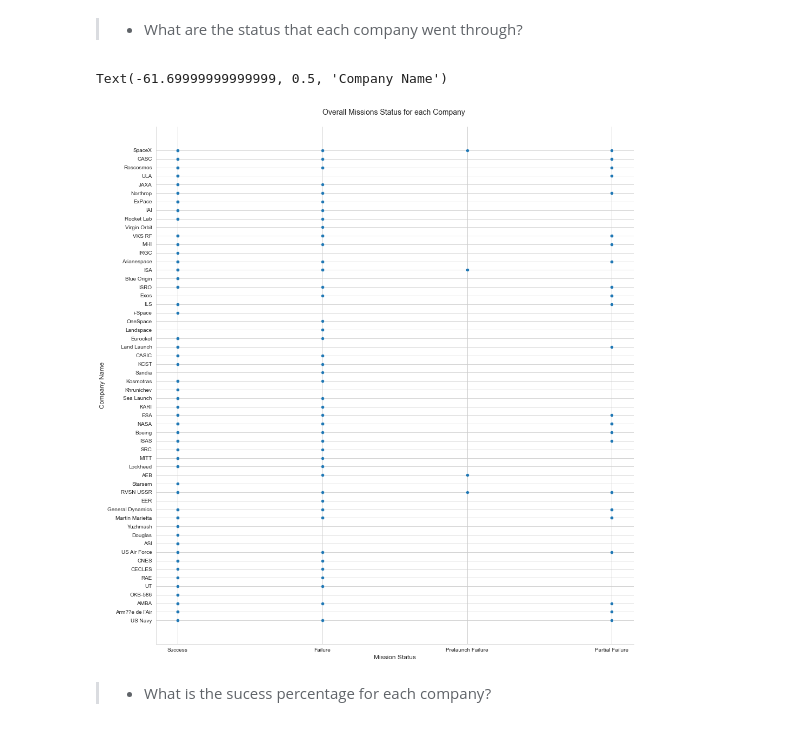
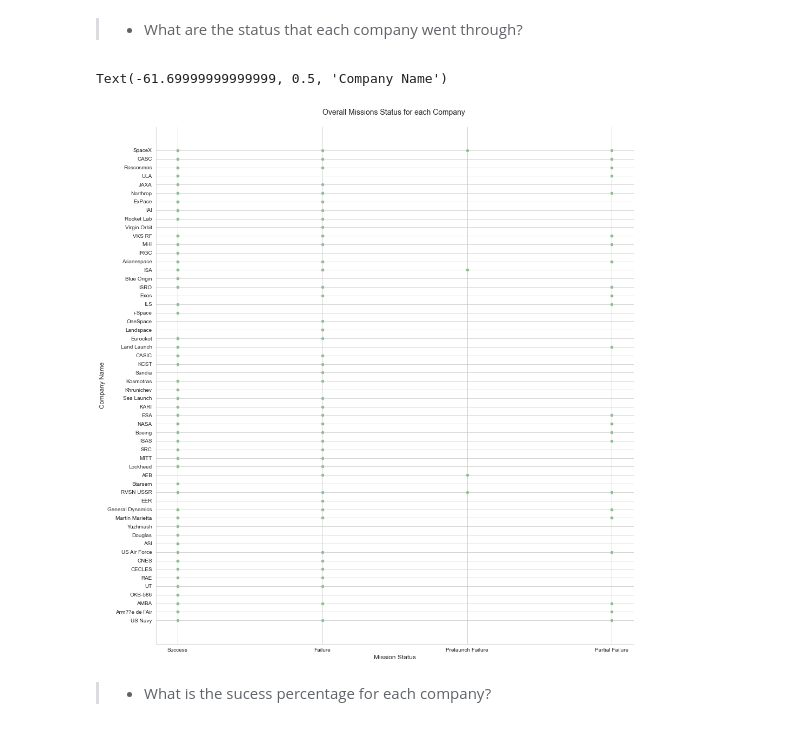
Before and after one commit to Abrar5/SpaceMissions, a Jupyter notebook: SpaceMissions.ipynb, the cells around one changed output. Saved outputs shown, nothing was run; the diff lists cells and outputs as text; code cells hidden in the pictures.

```diff
--- a/SpaceMissions.ipynb
+++ b/SpaceMissions.ipynb
@@ -319,16 +318,16 @@ Text(0, 0.5, 'Company Name')
 # %%
 sns.relplot(x ='status_mission',
             y = 'company_name',
             data = df2,
             height = 14,
-            palette = 'crest')
+            color = 'darkseagreen')
 
 plt.title("Overall Missions Status for each Company \n", size = 14)
 plt.xlabel("Mission Status", size = 12)
 plt.ylabel("Company Name", size = 12)
 # %% [output]
 Text(-61.69999999999999, 0.5, 'Company Name')
-[figure, old version]
+[figure, new version]
 # %% [markdown]
 > - What is the sucess percentage for each company?
 # %%
```
Also changed, not shown: parts of 21 cells of this notebook, 1 other file.
